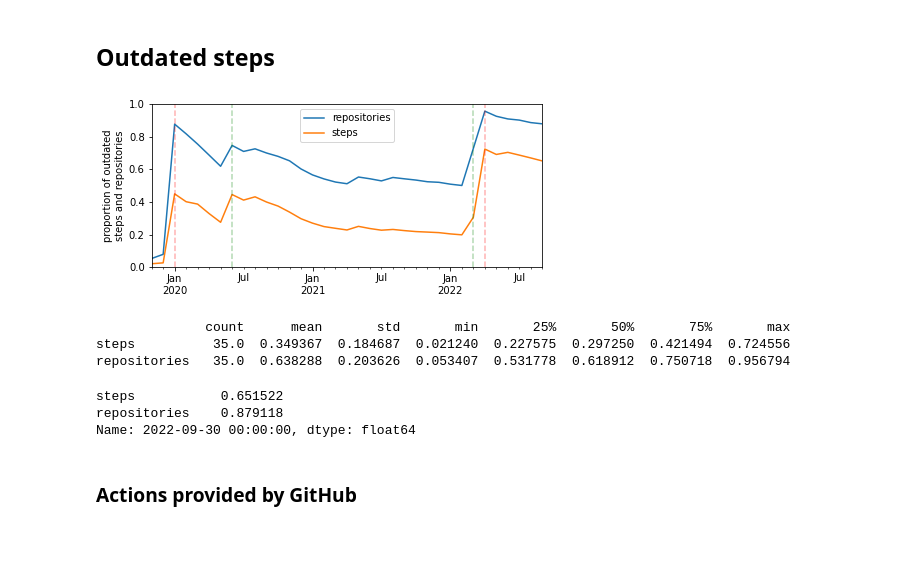
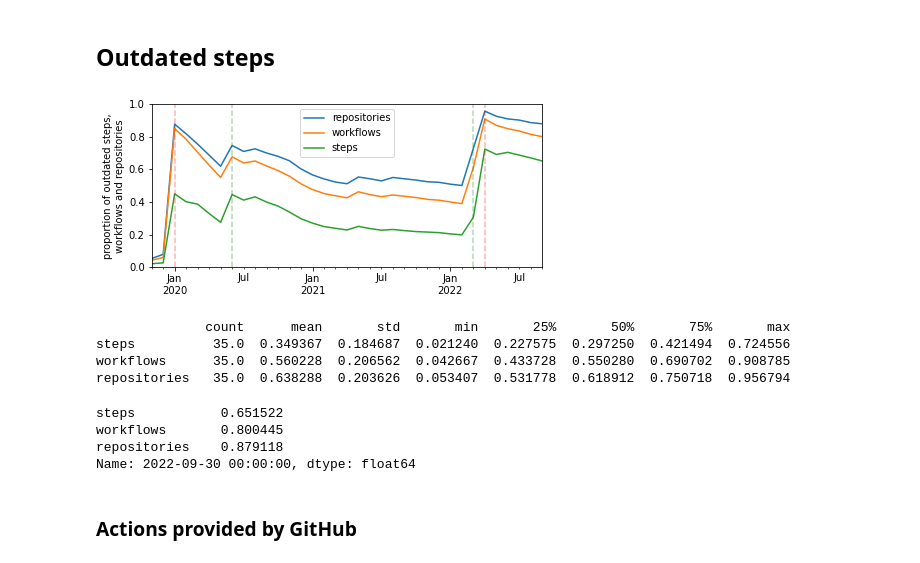
Before and after one commit to AlexandreDecan/secos-ghalag, a Jupyter notebook: notebooks/Technical lag.ipynb, the cells around one changed output. Cells and saved outputs as stored; diff of their text form; code cells hidden in the pictures.

```diff
--- a/notebooks/Technical lag.ipynb
+++ b/notebooks/Technical lag.ipynb
@@ -73,6 +73,19 @@ temp = pd.concat([
     )
     .assign(steps=lambda d: d.outdated / d.steps)
     [['steps']]
+    ,
+
+    df_lag
+    .groupby([pd.Grouper(key='snapshot', freq='M'), 'repository', 'workflow'])
+    .agg({'outdated': 'max'})
+    .reset_index()
+    .groupby(pd.Grouper(key='snapshot', freq='M'))
+    .agg(
+        workflows=('workflow', 'count'),
+        outdated=('outdated', 'sum'),
+    )
+    .assign(workflows=lambda d: d.outdated / d.workflows)
+    [['workflows']]
     ,
     df_lag
     .groupby([pd.Grouper(key='snapshot', freq='M'), 'repository'])
@@ -83,44 +96,46 @@ temp = pd.concat([
         repositories=('repository', 'nunique'),
         outdated=('outdated', 'sum'),
     )
     .assign(repositories=lambda d: d.outdated / d.repositories)
     [['repositories']]
 ], axis=1)
 
-temp[['repositories', 'steps']].plot(ax=ax, color=PALETTE)
+temp[['repositories', 'workflows', 'steps']].plot(ax=ax, color=PALETTE)
 
 ax.set(
     xlabel=None,
     xlim=DATE_RANGE,
-    ylabel='proportion of outdated\nsteps and repositories',
+    ylabel='proportion of outdated steps,\nworkflows and repositories',
     ylim=(0, 1),
 )
 
 # Look at "releases.csv.gz" for the exact dates! (those "coded" have one extra month)
 # actions/checkout v2
 ax.vlines(pd.to_datetime('2020-01'), 0, 1, colors='r', alpha=0.3, linestyles='dashed')
 
 # actions/setup-python, setup-node, setup-java, setup-go, etc. v2
 ax.vlines(pd.to_datetime('2020-06'), 0, 1, colors='g', alpha=0.3, linestyles='dashed')
 
 # actions/setup-python, setup-node, setup-java, setup-go, etc. v3
 ax.vlines(pd.to_datetime('2022-03'), 0, 1, colors='g', alpha=0.3, linestyles='dashed')
 
 # actions/checkout v3
 ax.vlines(pd.to_datetime('2022-04'), 0, 1, colors='r', alpha=0.3, linestyles='dashed')
 
 
 savefig(fig, 'lag_outdated')
 # %% [output]
-[figure, old version]
+[figure, new version]
 # %%
 print(temp.describe().T.to_string())
 display(temp.iloc[-1])
 # %% [output]
               count      mean       std       min       25%       50%       75%       max
 steps          35.0  0.349367  0.184687  0.021240  0.227575  0.297250  0.421494  0.724556
+workflows      35.0  0.560228  0.206562  0.042667  0.433728  0.550280  0.690702  0.908785
 repositories   35.0  0.638288  0.203626  0.053407  0.531778  0.618912  0.750718  0.956794
 steps           0.651522
+workflows       0.800445
 repositories    0.879118
 Name: 2022-09-30 00:00:00, dtype: float64
 # %% [markdown]
```
Also changed, not shown: parts of 4 cells of this notebook, 4 other files.
